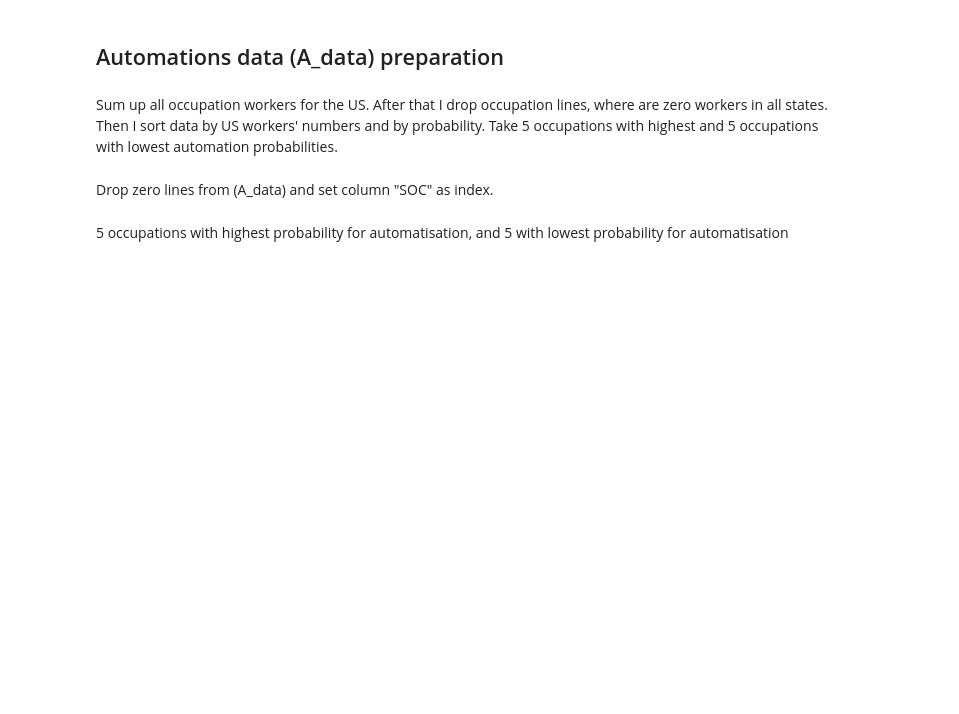
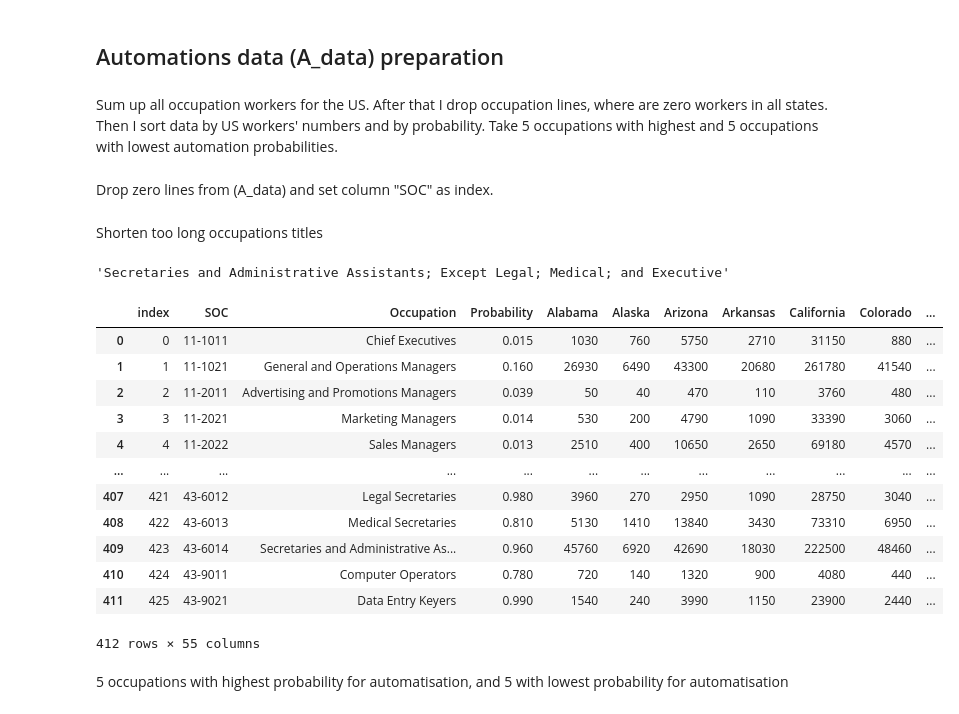
Before and after one commit to gadolinis/Automation_of_occupations_consequences_for_the_USA, a Jupyter notebook: Automation_of_occupations_consequences_for_the_USA.ipynb, the cells around one changed output. Cells and saved outputs as stored; diff of their text form; code cells hidden in the pictures; blank space fills up the shorter version.

```diff
--- a/Automation_of_occupations_consequences_for_the_USA.ipynb
+++ b/Automation_of_occupations_consequences_for_the_USA.ipynb
@@ -175,3 +173,9 @@ Drop zero lines from (A_data) and set column "SOC" as index.
 # %%
 A_data_clean = A_data.drop(index_names).reset_index()
 A_data_SOC = A_data_clean.set_index('SOC')
+# %% [markdown]
+Shorten too long occupations titles
+# %%
+(A_data_clean.iloc[409]['Occupation'])
+# %% [output]
+'Secretaries and Administrative Assistants; Except Legal; Medical; and Executive'
@@ -178,3 +186,19 @@ A_data_SOC = A_data_clean.set_index('SOC')
+# %%
+A_data_clean.head(412)
+# %% [output]
+|  | index | SOC | Occupation | Probability | Alabama | Alaska | Arizona | Arkansas | California | Colorado | ... |
+| 0 | 0 | 11-1011 | Chief Executives | 0.015 | 1030 | 760 | 5750 | 2710 | 31150 | 880 | ... |
+| 1 | 1 | 11-1021 | General and Operations Managers | 0.160 | 26930 | 6490 | 43300 | 20680 | 261780 | 41540 | ... |
+| 2 | 2 | 11-2011 | Advertising and Promotions Managers | 0.039 | 50 | 40 | 470 | 110 | 3760 | 480 | ... |
+| 3 | 3 | 11-2021 | Marketing Managers | 0.014 | 530 | 200 | 4790 | 1090 | 33390 | 3060 | ... |
+| 4 | 4 | 11-2022 | Sales Managers | 0.013 | 2510 | 400 | 10650 | 2650 | 69180 | 4570 | ... |
+| ... | ... | ... | ... | ... | ... | ... | ... | ... | ... | ... | ... |
+| 407 | 421 | 43-6012 | Legal Secretaries | 0.980 | 3960 | 270 | 2950 | 1090 | 28750 | 3040 | ... |
+| 408 | 422 | 43-6013 | Medical Secretaries | 0.810 | 5130 | 1410 | 13840 | 3430 | 73310 | 6950 | ... |
+| 409 | 423 | 43-6014 | Secretaries and Administrative As... | 0.960 | 45760 | 6920 | 42690 | 18030 | 222500 | 48460 | ... |
+| 410 | 424 | 43-9011 | Computer Operators | 0.780 | 720 | 140 | 1320 | 900 | 4080 | 440 | ... |
+| 411 | 425 | 43-9021 | Data Entry Keyers | 0.990 | 1540 | 240 | 3990 | 1150 | 23900 | 2440 | ... |
+412 rows × 55 columns
 # %% [markdown]
 5 occupations with highest probability for automatisation, and 5 with lowest probability for automatisation
 # %%
```
Also changed, not shown: parts of 11 cells of this notebook, 1 other file.
